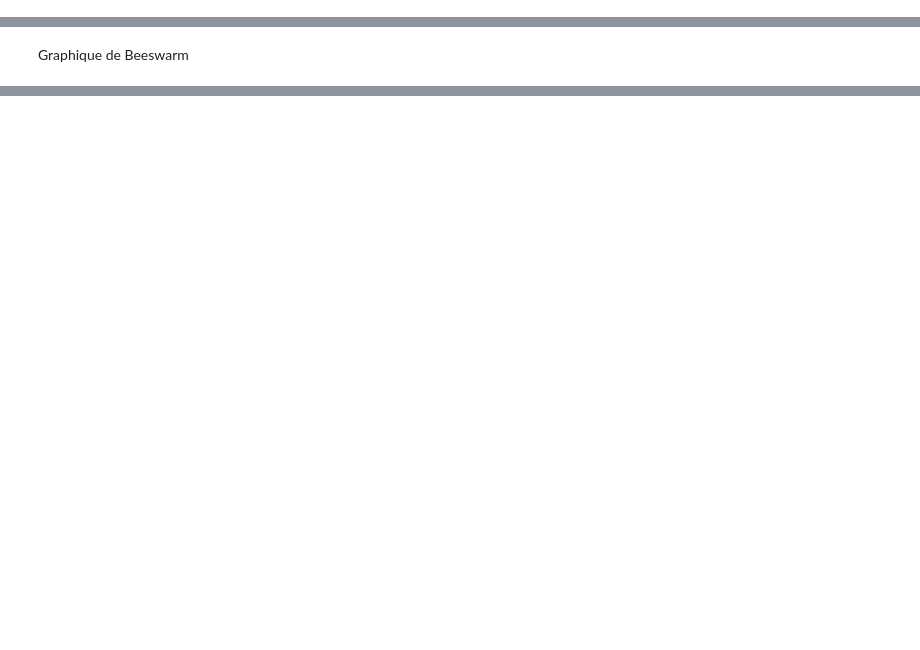
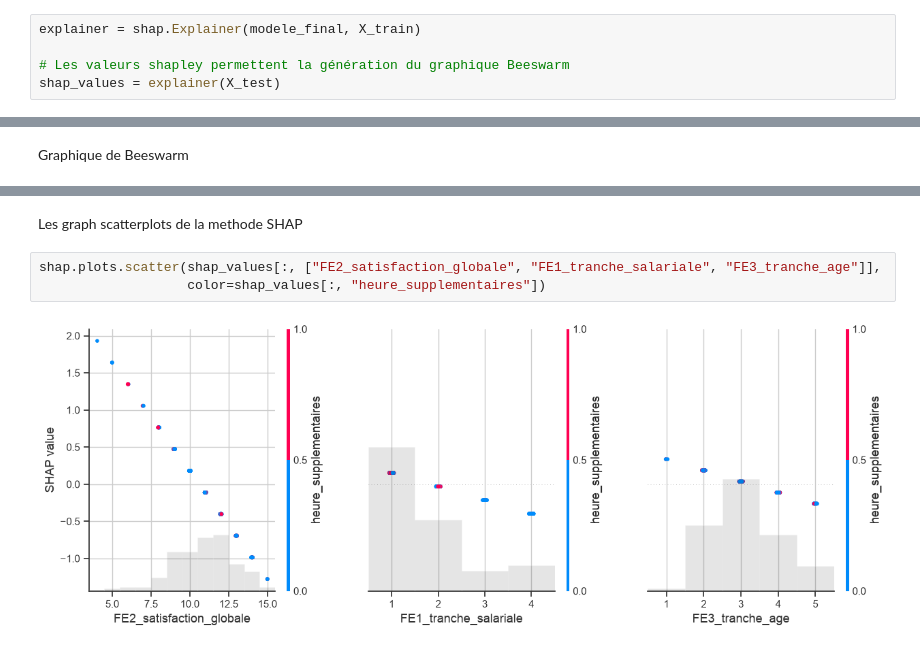
Before and after one commit to DavidRichomme/OC_P4_Classifiez_automatiquement_les_informations, a Jupyter notebook: Notebooks/02_Modelisation_optimisation.ipynb, the cells around one changed output, grey strips where cells are left out. Drawn from its saved outputs; the diff is of its cells as text; blank space fills up the shorter version.

```diff
--- a/Notebooks/02_Modelisation_optimisation.ipynb
+++ b/Notebooks/02_Modelisation_optimisation.ipynb
@@ -613,2 +669,7 @@ plt.show()
 # %% [markdown]
 Méthode SHAP
+# %%
+explainer = shap.Explainer(modele_final, X_train)
+
+# Les valeurs shapley permettent la génération du graphique Beeswarm
+shap_values = explainer(X_test)
@@ -616,0 +688,7 @@ Graphique de Beeswarm
+# %% [markdown]
+Les graph scatterplots de la methode SHAP
+# %%
+shap.plots.scatter(shap_values[:, ["FE2_satisfaction_globale", "FE1_tranche_salariale", "FE3_tranche_age"]],
+                   color=shap_values[:, "heure_supplementaires"])
+# %% [output]
+[figure, added]
```
Also changed, not shown: parts of 26 cells of this notebook, 5 other files.
